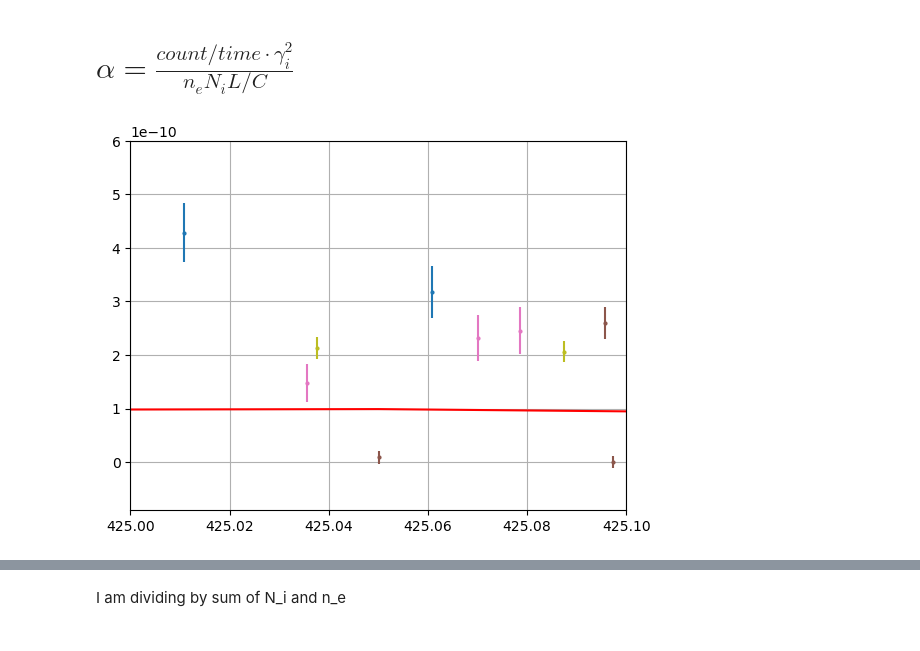
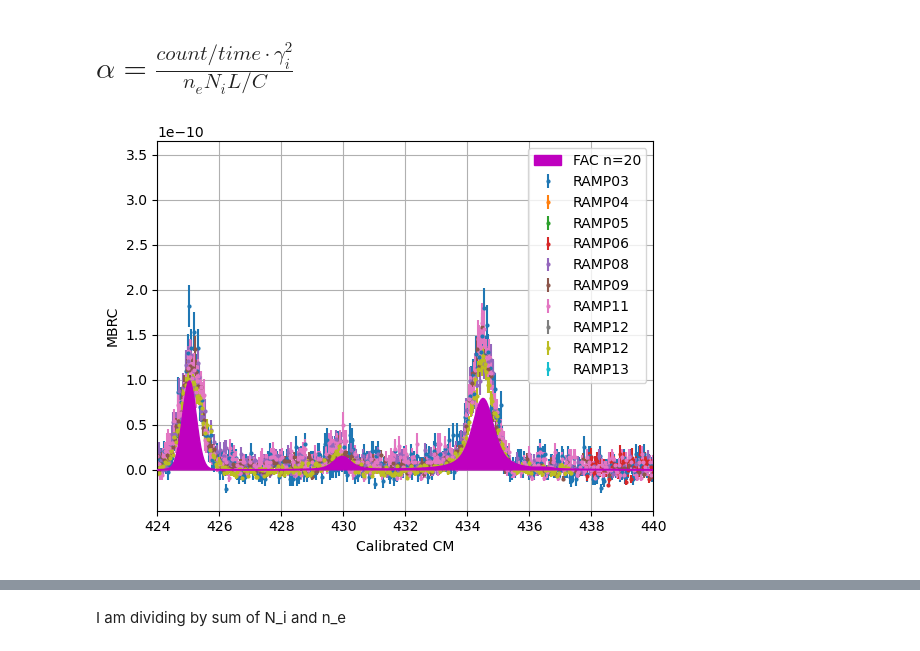
Before and after one commit to wwwerka/dr_oxygen_analysis, a Jupyter notebook: dr_oxygen_analysis.ipynb, the cells around one changed output, grey strips where cells are left out. Cells and saved outputs as stored; diff of their text form; code cells hidden in the pictures.

```diff
--- a/dr_oxygen_analysis.ipynb
+++ b/dr_oxygen_analysis.ipynb
@@ -517,2 +507,18 @@ array([10636830.13620269, 10634522.83624047, 10630958.74628838, ...,
 # %% [markdown]
 ## ANALYSIS
+# %%
+data_sets = [data03, data04, data05, data06, data08, data09, data11, data12, data22, data13]
+# data_sets = [data04,data06]
+# data_sets = [data04,data05, data13]
+fig = plt.figure()
+ax1 = fig.gca()
+for data in data_sets:
+#     ax1.plot(data.data[:,0],data.calibration_NEW2(), label = "RAMP"+data.name)
+    ax1.plot(data.calibration_NEW2(), data.background_subtraction(), label = "RAMP"+data.name)
+# plt.xlim(424,440)
+# plt.xlim(425,425.1)
+# plt.ylim(564,566)
+# plt.xlim(541,544)
+# plt.xlim(127,130)
+plt.legend()
+plt.grid()
@@ -520,16 +528,22 @@ array([10636830.13620269, 10634522.83624047, 10630958.74628838, ...,
 # $\alpha = \frac{count/time { } \cdot \gamma_i^2}{n_eN_iL/C}$
 # %%
 data_sets = [data03, data04, data05, data06, data08, data09, data11, data12, data22, data13]
+# data_sets = [data06]
+# data_sets = [data03, data08, data09, data11, data22]
+# data_sets = [data04, data05, data06, data12, data13]
 fig = plt.figure()
 ax1 = fig.gca()
 for data in data_sets:
-    ax1.errorbar(data.calibration_NEW2(), data.rate_coef(), data.error_rate_coef(), marker='o', markersize=2, linestyle='')
-ax1.plot(theory_n20[:, 0], theory_n20[:, 1], "r-", label="FAC n=20")
+    ax1.errorbar(data.calibration_NEW2(), data.rate_coef(), data.error_rate_coef(), marker='o', markersize=2, linestyle='', label = "RAMP"+data.name)
+ax1.fill_between(theory_n20[:, 0], theory_n20[:, 1],color= "m", label="FAC n=20", zorder=10)
 plt.xlim(424,440)
-plt.xlim(425,425.1)
-# plt.xlim(540,570)
-# ax1.legend()
-plt.ylim(-0.9e-10,6e-10)
+# plt.xlim(425,425.1)
+# plt.xlim(540,550)
+plt.legend()
+plt.xlabel("Calibrated CM")
+plt.ylabel("MBRC")
+# plt.ylim(-0.9e-10,0.9e-10)
 plt.grid()
+# plt.savefig("high.pdf")
 # %% [output]
-[figure, old version]
+[figure, new version]
```
Also changed, not shown: parts of 16 cells of this notebook.
